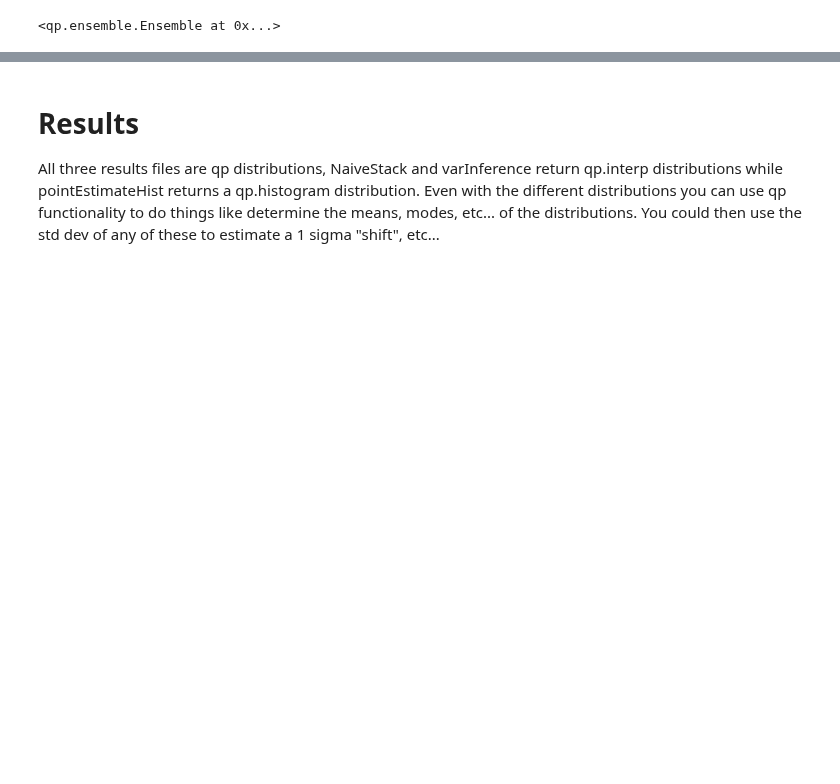
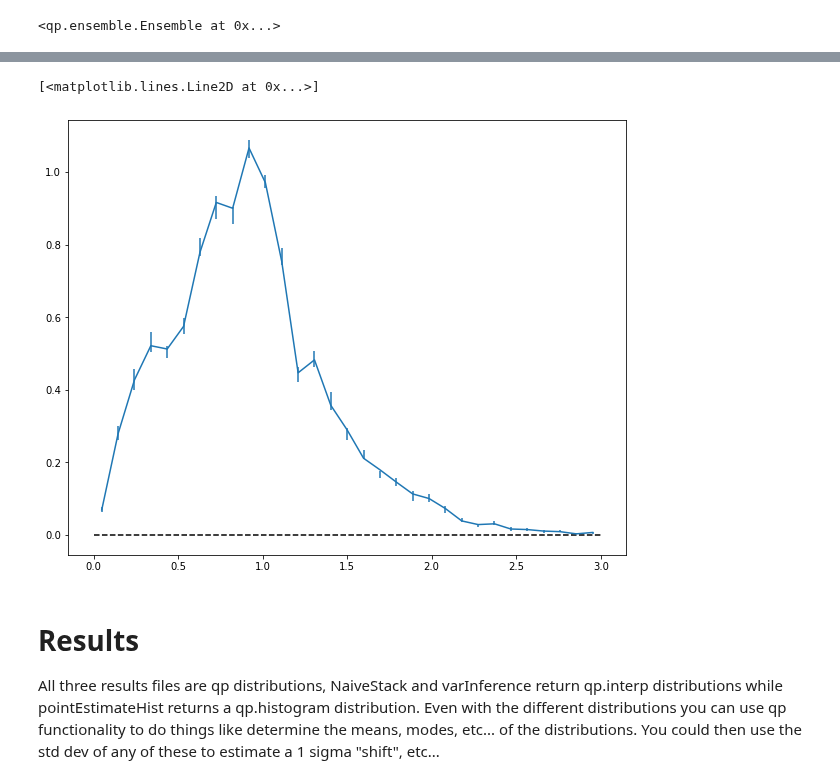
Before and after one commit to LSSTDESC/rail_attic, a Jupyter notebook: examples/estimation/test_sampled_summarizers.ipynb, the cells around one changed output, grey strips where cells are left out. Cells and saved outputs as stored; diff of their text form; code cells hidden in the pictures; blank space fills up the shorter version.

```diff
--- a/examples/estimation/test_sampled_summarizers.ipynb
+++ b/examples/estimation/test_sampled_summarizers.ipynb
@@ -150,0 +228,9 @@ axs.legend(loc='upper right')
+# %%
+nzdir_nz = qp.read("NZDir_NZ.hdf5")
+# %%
+nzdbinedges = nzdir_nz.metadata()['bins'].flatten()
+nzdbins = 0.5*(nzdbinedges[1:] + nzdbinedges[:-1])
+histvals = nzdir_nz.objdata()['pdfs'].flatten()
+nzsiglow = nzdir_nz.ancil['sigma_low'].flatten()
+nzsighi = nzdir_nz.ancil['sigma_high'].flatten()
+errs = (nzsiglow, nzsighi)
@@ -151,3 +241,11 @@ axs.legend(loc='upper right')
+# %%
+plt.figure(figsize=(10,8))
+#plt.scatter(nzdbins, histvals,c='r', s=50)
+plt.errorbar(nzdbins, histvals, errs)
+plt.plot([0,3],[0,0], 'k--')
+# %% [output]
+[<matplotlib.lines.Line2D at 0x...>]
+[figure, added]
 # %% [markdown]
 # Results
 
```
Also changed, not shown: parts of 35 cells of this notebook, 4 other files.
